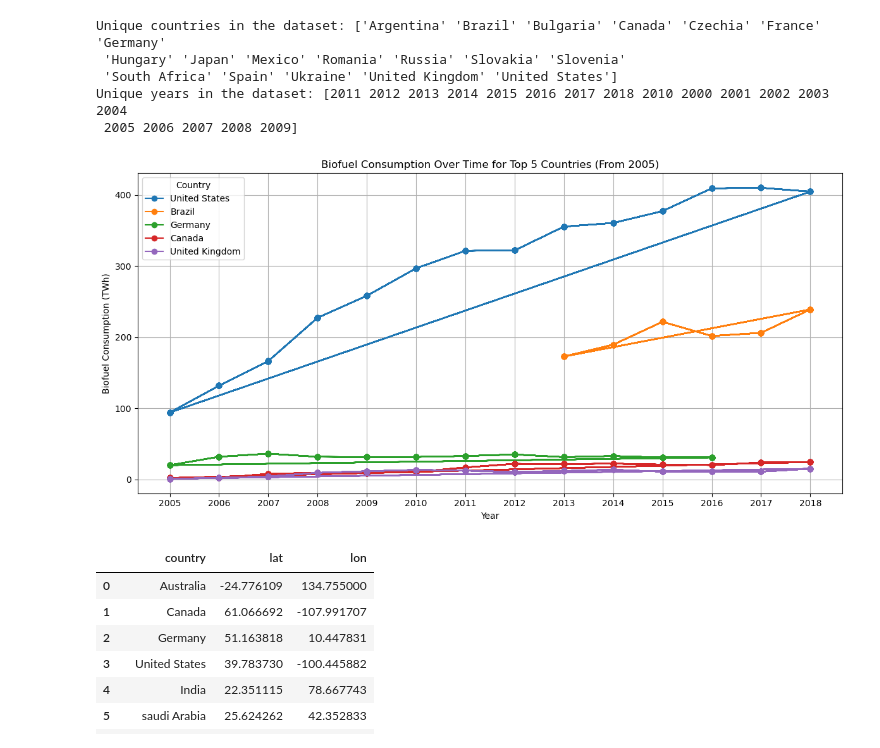
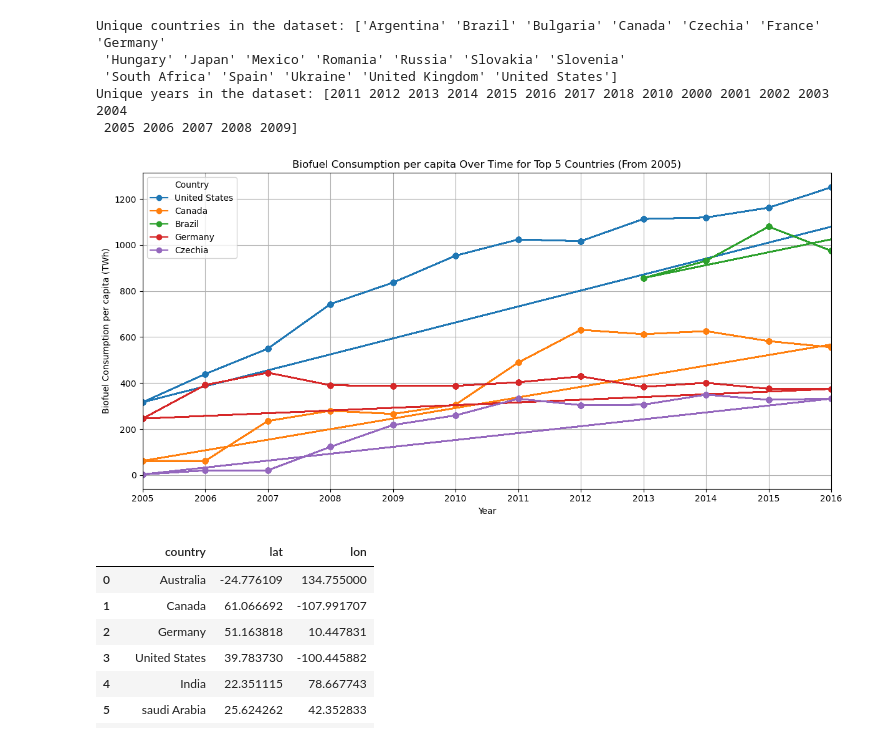
Before and after one commit to singhashishpal/project3_world_energy_consumption, a Jupyter notebook: anu.ipynb, the cells around one changed output. Saved outputs shown, nothing was run; the diff lists cells and outputs as text; code cells hidden in the pictures.

```diff
--- a/anu.ipynb
+++ b/anu.ipynb
@@ -245,35 +245,37 @@ Unique years in the dataset: [2011 2012 2013 2014 2015 2016 2017 2018 2010 2000
 # %%
 
 # Filter for the last 10 decades (2010 to 2020)
 filtered_df = df_mongo[(df_mongo['year'] >= 2005) & (df_mongo['year'] <= 2024)]
 
 # Get the top 5 countries by total biofuel consumption
-top_countries = filtered_df.groupby('country')['biofuel_consumption'].sum().nlargest(5).index
+top_countries = filtered_df.groupby('country')['biofuel_cons_per_capita'].sum().nlargest(5).index
 
 # Filter DataFrame for the top countries
 top_countries_data = filtered_df[filtered_df['country'].isin(top_countries)]
 
 # Plotting Biofuel Consumption
 plt.figure(figsize=(12, 6))
 for country in top_countries:
     country_data = top_countries_data[top_countries_data['country'] == country]
-    plt.plot(country_data['year'], country_data['biofuel_consumption'], marker='o', label=country)
+    plt.plot(country_data['year'], country_data['biofuel_cons_per_capita'], marker='o', label=country)
 
 plt.xlabel('Year')
-plt.ylabel('Biofuel Consumption (TWh)')
-plt.title('Biofuel Consumption Over Time for Top 5 Countries (From 2005)')
+plt.ylabel('Biofuel Consumption per capita (TWh)')
+plt.title('Biofuel Consumption per capita Over Time for Top 5 Countries (From 2005)')
 plt.xticks(country_data['year'].unique())
 plt.legend(title='Country')
 plt.grid(True)
 plt.tight_layout()
 
+# Set the x-axis limits to match your data range
+plt.xlim(2005, 2016)
 # Save the plot as an HTML file for viewing in the browser
-html_filename = 'biofuel_consumption_plot.html'
+html_filename = 'biofuel_cons_per_capita_plot.html'
 mpld3.save_html(plt.gcf(), html_filename)
 
 plt.show()
 # %% [output]
-[figure, old version]
+[figure, new version]
 # %%
 # Calculate average consumption per country
 avg_consumption = df.groupby('country').agg({
```
Also changed, not shown: parts of 3 cells of this notebook.
